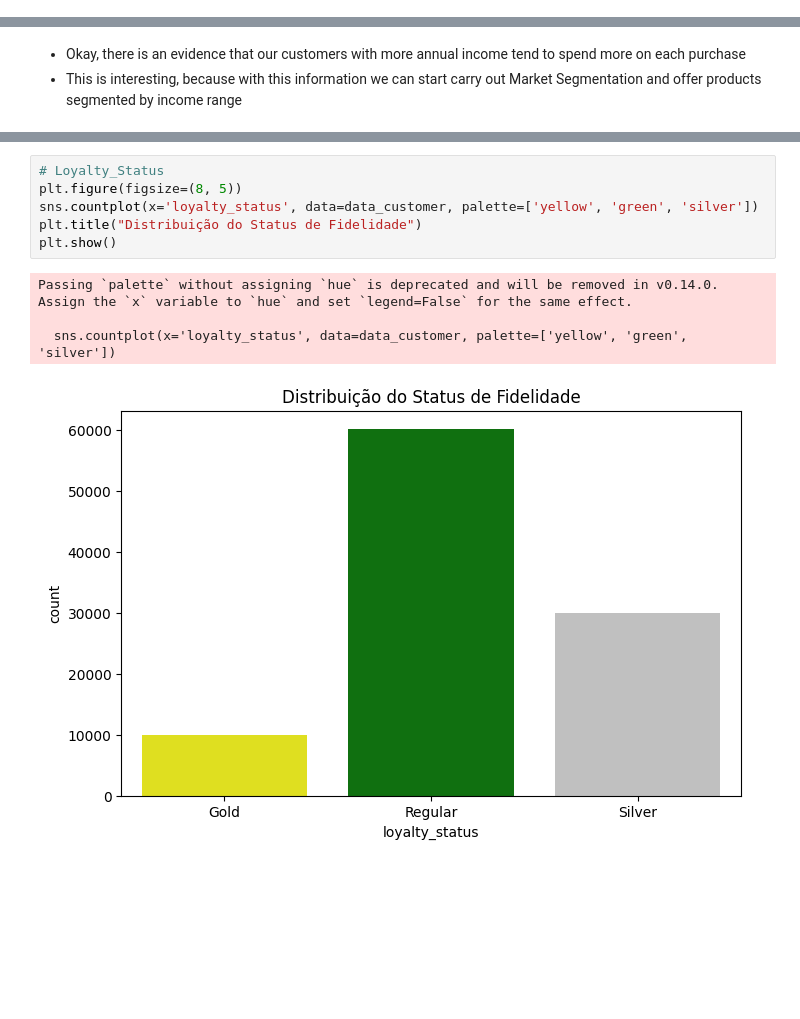
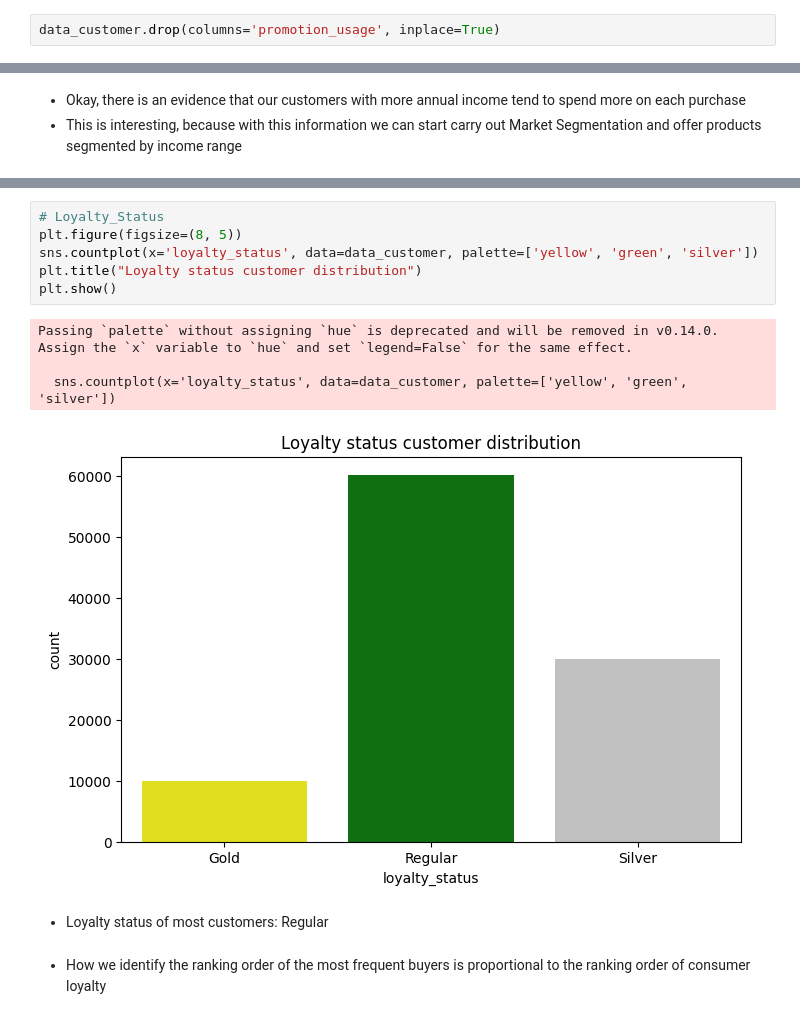
Before and after one commit to dv-tiagosilva/Customer_dataset_analysis, a Jupyter notebook: analysis_customer_dataset.ipynb, the cells around one changed output, grey strips where cells are left out. Cells and saved outputs as stored; diff of their text form; blank space fills up the shorter version.

```diff
--- a/analysis_customer_dataset.ipynb
+++ b/analysis_customer_dataset.ipynb
@@ -49,0 +56,2 @@ data_customer.drop(columns='id',inplace=True)
+# %%
+data_customer.drop(columns='promotion_usage', inplace=True)
@@ -647,13 +713,15 @@ Passing `palette` without assigning `hue` is deprecated and will be removed in v
 # %%
 # Loyalty_Status
 plt.figure(figsize=(8, 5))
 sns.countplot(x='loyalty_status', data=data_customer, palette=['yellow', 'green', 'silver'])
-plt.title("Distribuição do Status de Fidelidade")
+plt.title("Loyalty status customer distribution")
 plt.show()
 # %% [output]
 Passing `palette` without assigning `hue` is deprecated and will be removed in v0.14.0. Assign the `x` variable to `hue` and set `legend=False` for the same effect.
 
   sns.countplot(x='loyalty_status', data=data_customer, palette=['yellow', 'green', 'silver'])
-[figure, old version]
+[figure, new version]
-# %% [markdown]
-###
+# %% [markdown]
+- Loyalty status of most customers: Regular
+# %% [markdown]
+- How we identify the ranking order of the most frequent buyers is proportional to the ranking order of consumer loyalty
```
Also changed, not shown: parts of 36 cells of this notebook.
